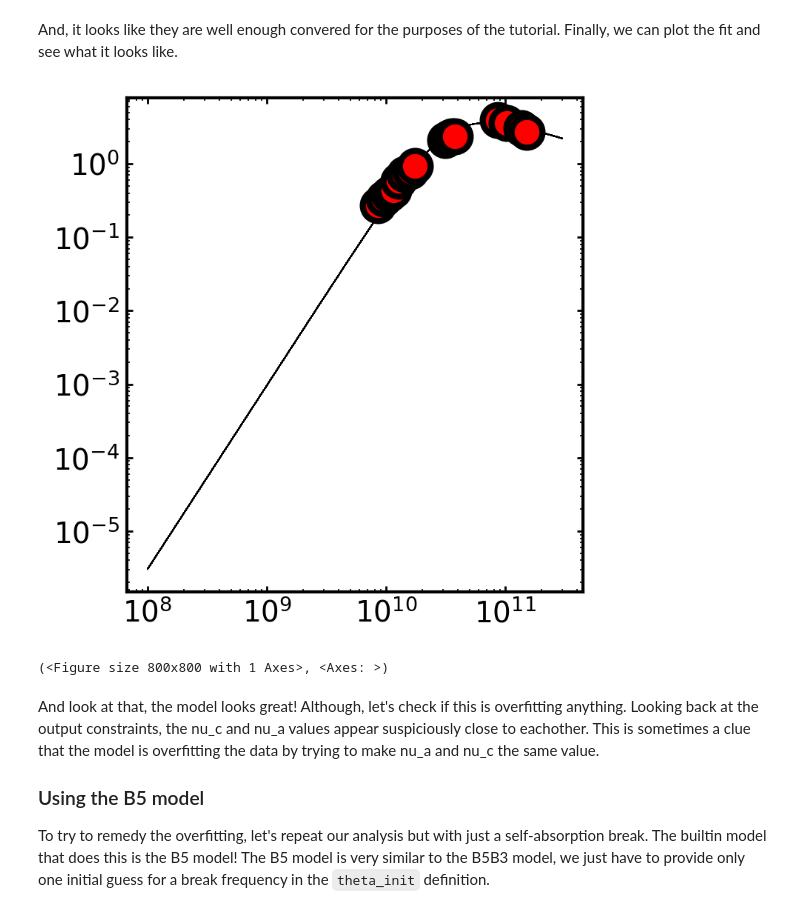
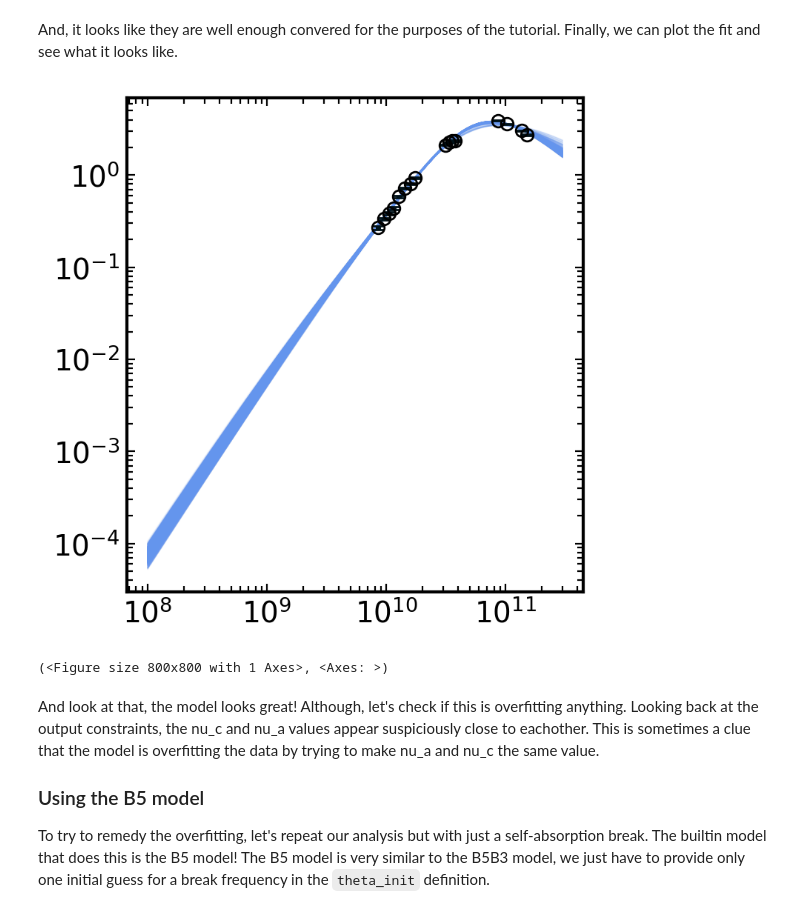
Before and after one commit to alexander-group/syncfit, a Jupyter notebook: docs/tutorials/1_fit_default_models.ipynb, the cells around one changed output. Drawn from its saved outputs; the diff is of its cells as text; code cells hidden in the pictures.

```diff
--- a/docs/tutorials/1_fit_default_models.ipynb
+++ b/docs/tutorials/1_fit_default_models.ipynb
@@ -103,12 +103,12 @@ nwalkers = 32
 niter = 500
 
 # now we can fit the data
-sampler = syncfit.do_emcee(
+model, sampler = syncfit.do_emcee(
     theta_init = theta_init,
     nu = cmc.nu,
-    F_muJy = cmc.F_nu,
-    F_error = cmc.F_err,
-    model = syncfit.models.B5B3, # get the model from syncfit
+    F_mJy = cmc.F_nu*1e-3,
+    F_error = cmc.F_err*1e-3,
+    model = syncfit.models.B1B2_B3B4_Weighted, # get the model from syncfit
     niter = niter,
     nwalkers = nwalkers
 )
@@ -138,17 +138,18 @@ syncfit.analysis.plot_chains(sampler, labels)
 And, it looks like they are well enough convered for the purposes of the tutorial. Finally, we can plot the fit and see what it looks like.
 # %%
 syncfit.analysis.plot_best_fit(
-    model = syncfit.models.B5B3,
+    model = model,
     sampler = sampler,
 
     # be careful with units for the data
     # the frequency must be in GHz space
     # and the flux densities must be in mJy space
     nu = cmc.nu*1e9,
-    F = cmc.F_nu*1e-3
+    F = cmc.F_nu*1e-3,
+    Ferr = cmc.F_err*1e-3
 )
 # %% [output]
-[figure, old version]
+[figure, new version]
 (<Figure size 800x800 with 1 Axes>, <Axes: >)
 # %% [markdown]
 And look at that, the model looks great! Although, let's check if this is overfitting anything. Looking back at the output constraints, the nu_c and nu_a values appear suspiciously close to eachother. This is sometimes a clue that the model is overfitting the data by trying to make nu_a and nu_c the same value.
```
Also changed, not shown: parts of 6 cells of this notebook, 2 other files.
